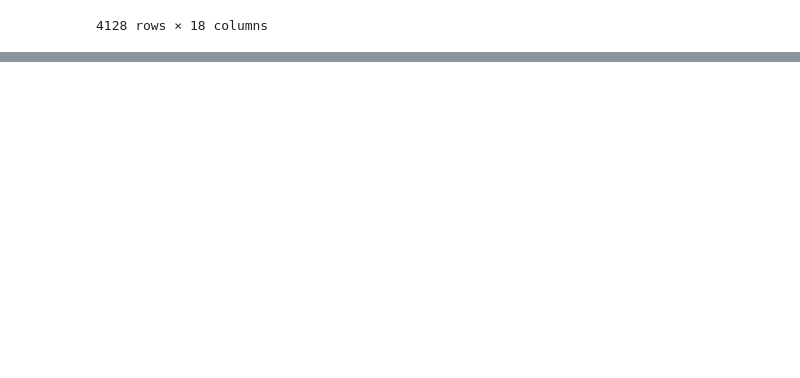
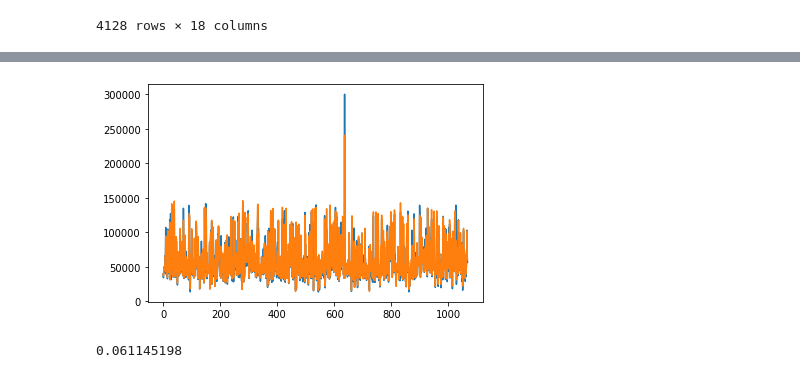
Before and after one commit to tnqkrthsus2/house-price-predict, a Jupyter notebook: lstm중구모든아파트학습데이터로사용.ipynb, the cells around one changed output, grey strips where cells are left out. Saved outputs shown, nothing was run; the diff lists cells and outputs as text; code cells hidden in the pictures; blank space fills up the shorter version.

```diff
--- a/lstm중구모든아파트학습데이터로사용.ipynb
+++ b/lstm중구모든아파트학습데이터로사용.ipynb
@@ -137,0 +228,3 @@ SyntaxError: cannot assign to function call (2681240090.py, line 2)
+# %%
+#df_all을 셔플
+df_all = df_all.sample(frac=1).reset_index(drop=True)
@@ -137,0 +247,13 @@ SyntaxError: cannot assign to function call (2681240090.py, line 2)
+# %%
+values=df_all.values
+scaled = scaler.fit_transform(values)
+values = scaled
+n_train_hours =  2600 #테스트 데이터 얼마나 사용할 건지
+train = values[:n_train_hours, :]
+test = values[n_train_hours:, :]
+# split into input and outputs
+train_X, train_y = train[:, :-1], train[:, -1]
+test_X, test_y = test[:, :-1], test[:, -1]
+# reshape input to be 3D [samples, timesteps, features]
+train_X = train_X.reshape((train_X.shape[0], 1, train_X.shape[1]))
+test_X = test_X.reshape((test_X.shape[0], 1, test_X.shape[1]))
@@ -137,0 +267,6 @@ SyntaxError: cannot assign to function call (2681240090.py, line 2)
+# %%
+model = Sequential()
+model.add(LSTM(50, input_shape=(train_X.shape[1], train_X.shape[2])))
+model.add(Dense(1))
+model.compile(loss='mae', optimizer='adam')
+history = model.fit(train_X, train_y, epochs=50, batch_size=72,validation_data=(test_X, test_y), verbose=2, shuffle=False)
@@ -137,0 +291,10 @@ SyntaxError: cannot assign to function call (2681240090.py, line 2)
+# %%
+yhat = model.predict(test_X)
+test_X = test_X.reshape((test_X.shape[0], test_X.shape[2]))
+inv_yhat = concatenate((yhat, test_X[:, :]), axis=1)
+inv_yhat = scaler.inverse_transform(inv_yhat)
+inv_yhat = inv_yhat[:,0]
+test_y = test_y.reshape((len(test_y), 1))
+inv_y = concatenate((test_y, test_X[:, 0:]), axis=1)
+inv_y = scaler.inverse_transform(inv_y)
+inv_y = inv_y[:,0]
@@ -137,0 +303,13 @@ SyntaxError: cannot assign to function call (2681240090.py, line 2)
+# %%
+import matplotlib.pyplot as plt
+plt.plot(inv_y)
+plt.plot(inv_yhat)
+plt.show()
+# %% [output]
+[figure, added]
+# %%
+from sklearn.metrics import mean_absolute_percentage_error
+mape = mean_absolute_percentage_error(inv_y, inv_yhat)
+mape
+# %% [output]
+0.061145198
```
Also changed, not shown: parts of 16 cells of this notebook.
